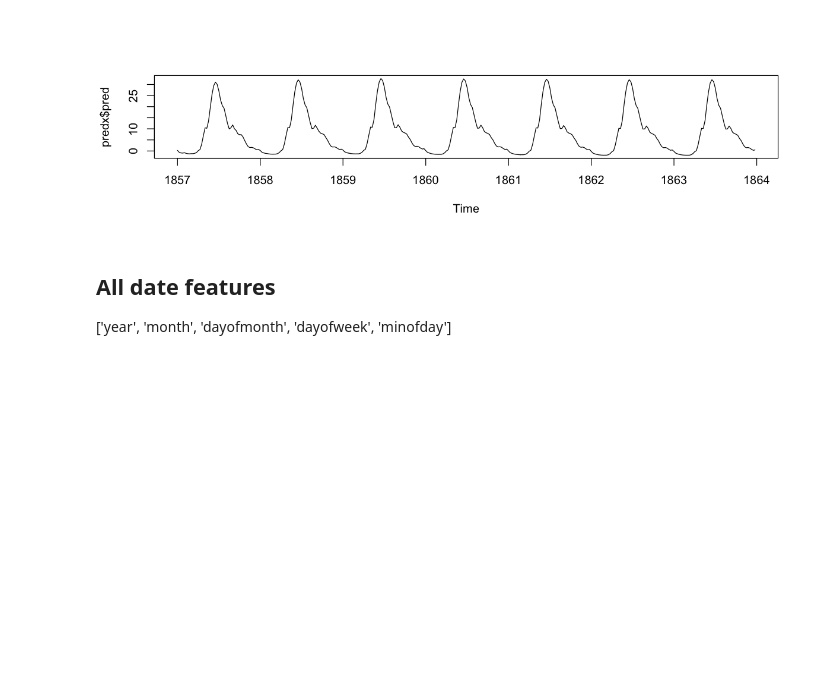
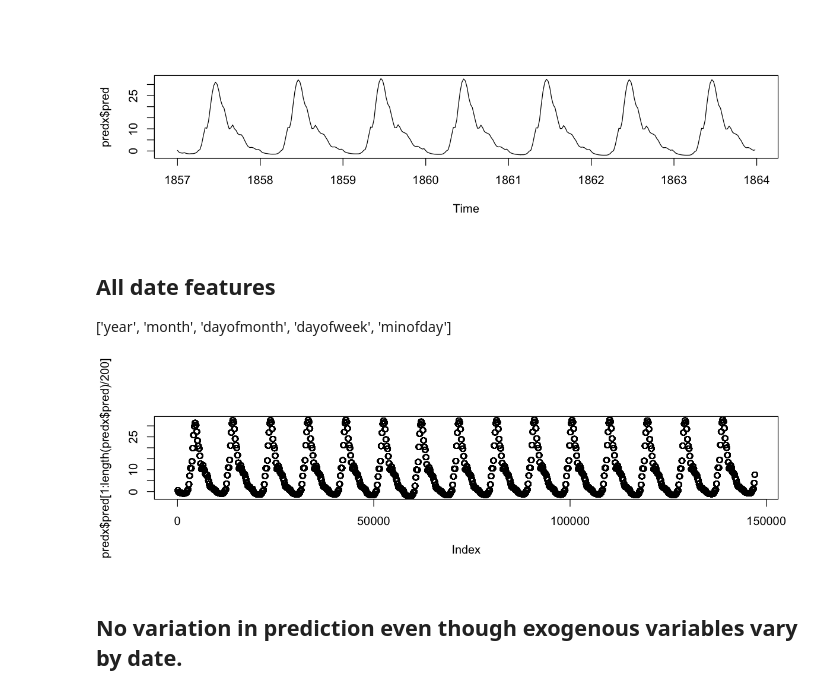
Before and after one commit to jngseattle/BorderCrossing, a Jupyter notebook: code/Model-v0.3-ARIMA-R.ipynb, the cells around one changed output. Saved outputs shown, nothing was run; the diff lists cells and outputs as text; code cells hidden in the pictures; blank space fills up the shorter version.

Commit message:
Model ARIMA with exog

```diff
--- a/code/Model-v0.3-ARIMA-R.ipynb
+++ b/code/Model-v0.3-ARIMA-R.ipynb
@@ -90,7 +88,7 @@ plot(predx$pred)
 X_train = read.csv('../data/munge1_30_train.csv')
 X_test = read.csv('../data/munge1_30_test.csv')
 ts_train = ts(X_train, freq=48)
-ts_test = ts(head(X_test, 336), freq=48)
+ts_test = ts(X_test, freq=48)
 # %%
 modelx1 = arima(wtts, order=c(4,1,0), seasonal = list(order=c(2,0,0), period=48), method = 'CSS', xreg=ts_train)
 # %%
@@ -97,0 +96,9 @@ model_moddow = modelx1
+# %%
+predx = predict(modelx1, length(ts_test), newxreg = ts_test)
+options(repr.plot.width=10, repr.plot.height=3)
+# %%
+plot(predx$pred[1:length(predx$pred)/200])
+# %% [output]
+[figure, added]
+# %% [markdown]
+## No variation in prediction even though exogenous variables vary by date.
```
Also changed, not shown: parts of 2 cells of this notebook.
